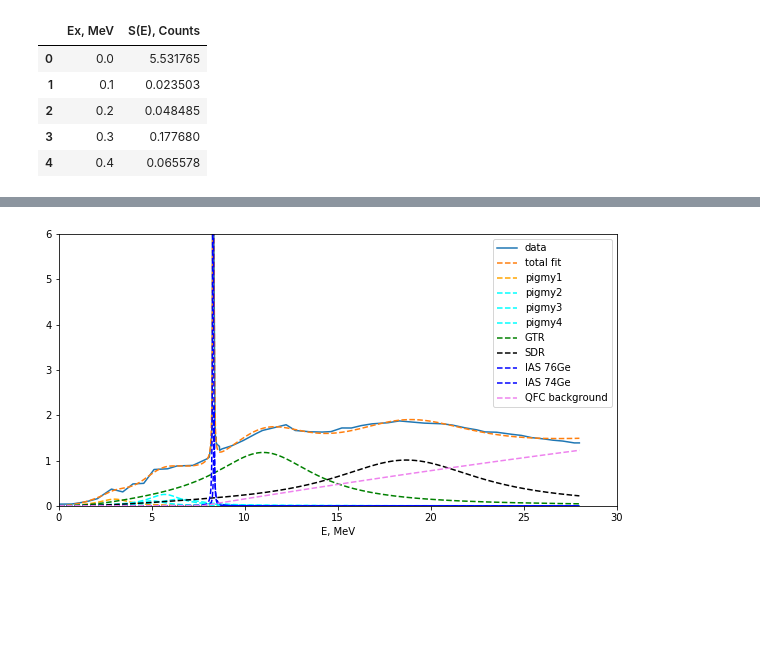
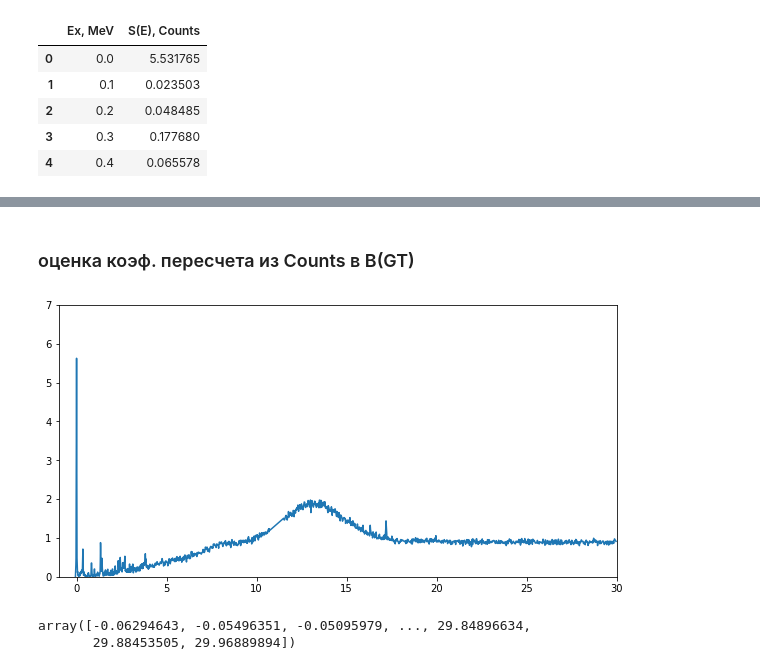
Before and after one commit to Almaz93/neutrino, a Jupyter notebook: double_beta_decay/Almaz's work/calculation/decomposition-Mo100.ipynb, the cells around one changed output, grey strips where cells are left out. Cells and saved outputs as stored; diff of their text form; code cells hidden in the pictures; blank space fills up the shorter version.

```diff
--- a/double_beta_decay/Almaz's work/calculation/decomposition-Mo100.ipynb
+++ b/double_beta_decay/Almaz's work/calculation/decomposition-Mo100.ipynb
@@ -968,29 +692,17 @@ plt.show()
-# %%
-i = 2
-plt.figure(figsize=(10,5))
-y_fit = total_dataset4PR(result4PR.params, i, data_to_fit_x)
-plt.plot(data_to_fit_x, data_to_fit_y[i, :], '-', label='data')
-plt.plot(data_to_fit_x, y_fit, '--', label='total fit')
-
-PR1, PR2, PR3, PR4, IAS1, IAS2, GTR, SDR, QFC =\
-total_dataset_for_plot4PR(result4PR.params, i, data_to_fit_x)
-
-plt.plot(data_to_fit_x, PR1, 'orange', label='pigmy1', ls='--')
-plt.plot(data_to_fit_x, PR2, 'cyan', label='pigmy2', ls='--')
-plt.plot(data_to_fit_x, PR3, 'cyan', label='pigmy3', ls='--')
-plt.plot(data_to_fit_x, PR4, 'cyan', label='pigmy4', ls='--')
-#plt.plot(data_to_fit_x, PR3, 'magenta', label='pigmy3', ls='--')
-plt.plot(data_to_fit_x, GTR, 'g--', label='GTR')
-plt.plot(data_to_fit_x, SDR, 'black', label='SDR', ls='--')
-plt.plot(data_to_fit_x, IAS1, 'b--', label='IAS 76Ge')
-plt.plot(data_to_fit_x, IAS2, 'b--', label='IAS 74Ge')
-plt.plot(data_to_fit_x, QFC, 'violet', label='QFC background', ls='--')
-
-plt.xlabel('E, MeV')
-#plt.ylabel('S(E), 1/MeV')
-plt.ylim(0,6)
-plt.xlim(0,30)
-plt.legend()
-plt.show()
-# %% [output]
-[figure, removed]
+# %% [markdown]
+### оценка коэф. пересчета из Counts в B(GT)
+# %%
+Koeff_data = red_0_4.append(red_4_30[red_4_30['x']<10.75]).append(red_4_30[red_4_30['x']>11.5])
+
+plt.figure(figsize=(10,5))
+plt.plot(Koeff_data['x'].values, Koeff_data['y'].values)
+plt.ylim(0,7)
+plt.xlim(-1,30)
+plt.show()
+# %% [output]
+[figure, added]
+# %%
+Koeff_data['x'].values
+# %% [output]
+array([-0.06294643, -0.05496351, -0.05095979, ..., 29.84896634,
+       29.88453505, 29.96889894])
```
Also changed, not shown: parts of 24 cells of this notebook, 5 other files.
